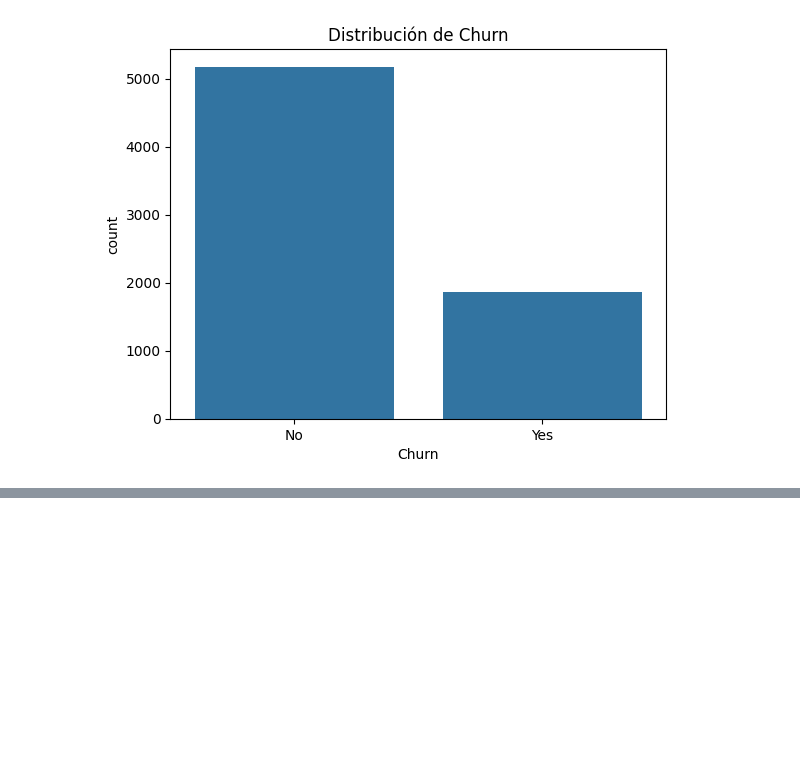
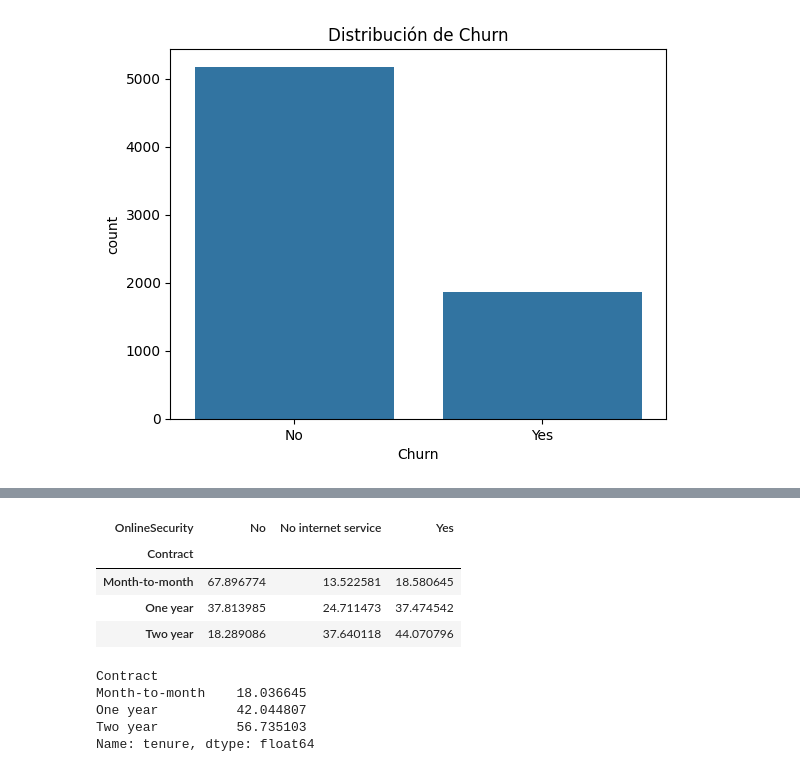
Before and after one commit to MoroniAg/DataScienceProjects, a Jupyter notebook: customer_churn_project/customer_churn.ipynb, the cells around one changed output, grey strips where cells are left out. Cells and saved outputs as stored; diff of their text form; code cells hidden in the pictures; blank space fills up the shorter version.

```diff
--- a/customer_churn_project/customer_churn.ipynb
+++ b/customer_churn_project/customer_churn.ipynb
@@ -453,0 +476,20 @@ plt.show()
+# %%
+pd.crosstab(
+    customer_dataframe["Contract"],
+    customer_dataframe["OnlineSecurity"],
+    normalize="index"
+) * 100
+# %% [output]
+| OnlineSecurity | No | No internet service | Yes |
+| Contract |  |  |  |
+| Month-to-month | 67.896774 | 13.522581 | 18.580645 |
+| One year | 37.813985 | 24.711473 | 37.474542 |
+| Two year | 18.289086 | 37.640118 | 44.070796 |
+# %%
+customer_dataframe.groupby("Contract")["tenure"].mean()
+# %% [output]
+Contract
+Month-to-month    18.036645
+One year          42.044807
+Two year          56.735103
+Name: tenure, dtype: float64
```
Also changed, not shown: parts of 6 cells of this notebook.
